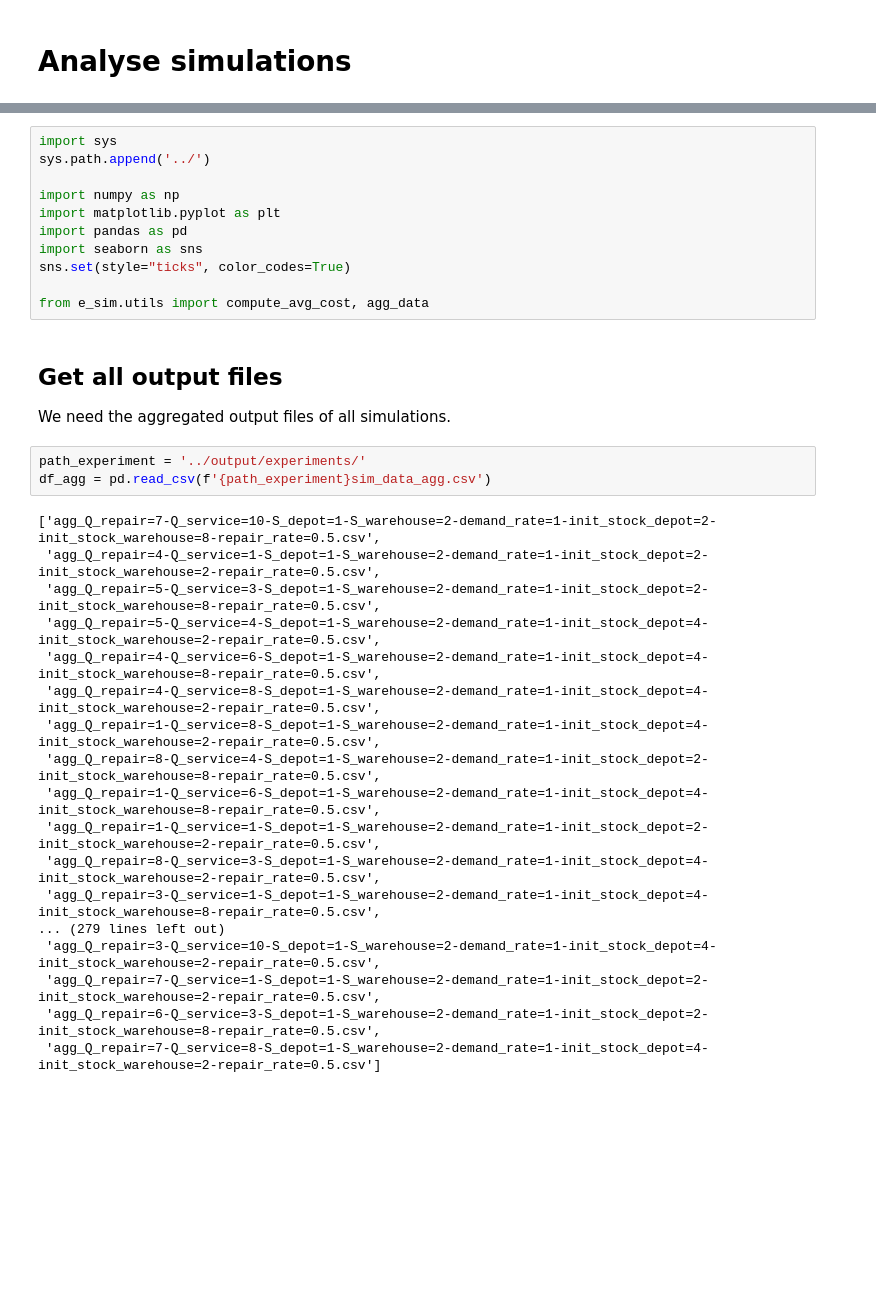
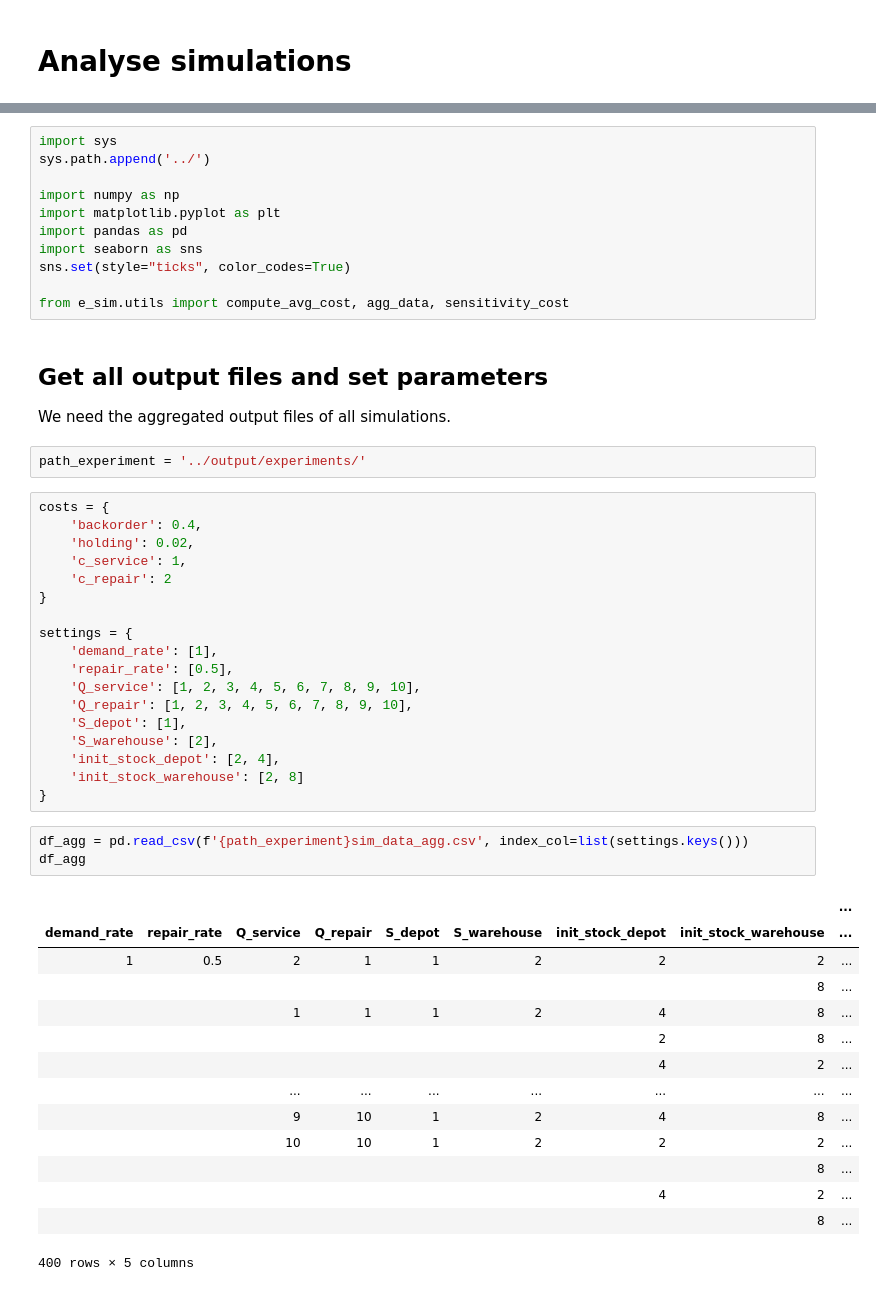
Before and after one commit to markkvdb/Simple-RL-Simulation, a Jupyter notebook: notebooks/Analyse-Simulation-Data.ipynb, the cells around one changed output, grey strips where cells are left out. Cells and saved outputs as stored; diff of their text form; blank space fills up the shorter version.

```diff
--- a/notebooks/Analyse-Simulation-Data.ipynb
+++ b/notebooks/Analyse-Simulation-Data.ipynb
@@ -17,29 +14,46 @@ import pandas as pd
 import seaborn as sns
 sns.set(style="ticks", color_codes=True)
 
-from e_sim.utils import compute_avg_cost, agg_data
+from e_sim.utils import compute_avg_cost, agg_data, sensitivity_cost
 # %% [markdown]
-## Get all output files
+## Get all output files and set parameters
 
 We need the aggregated output files of all simulations.
+# %%
+path_experiment = '../output/experiments/'
+# %%
+costs = {
+    'backorder': 0.4,
+    'holding': 0.02,
+    'c_service': 1,
+    'c_repair': 2
+}
+
+settings = {
+    'demand_rate': [1],
+    'repair_rate': [0.5],
+    'Q_service': [1, 2, 3, 4, 5, 6, 7, 8, 9, 10],
+    'Q_repair': [1, 2, 3, 4, 5, 6, 7, 8, 9, 10],
+    'S_depot': [1],
+    'S_warehouse': [2],
+    'init_stock_depot': [2, 4],
+    'init_stock_warehouse': [2, 8]
+}
 # %%
-path_experiment = '../output/experiments/'
-df_agg = pd.read_csv(f'{path_experiment}sim_data_agg.csv')
+df_agg = pd.read_csv(f'{path_experiment}sim_data_agg.csv', index_col=list(settings.keys()))
+df_agg
 # %% [output]
+|  |  |  |  |  |  |  |  | ... |
+| demand_rate | repair_rate | Q_service | Q_repair | S_depot | S_warehouse | init_stock_depot | init_stock_warehouse | ... |
+| 1 | 0.5 | 2 | 1 | 1 | 2 | 2 | 2 | ... |
+|  |  |  |  |  |  |  | 8 | ... |
+|  |  | 1 | 1 | 1 | 2 | 4 | 8 | ... |
+|  |  |  |  |  |  | 2 | 8 | ... |
+|  |  |  |  |  |  | 4 | 2 | ... |
+|  |  | ... | ... | ... | ... | ... | ... | ... |
+|  |  | 9 | 10 | 1 | 2 | 4 | 8 | ... |
+|  |  | 10 | 10 | 1 | 2 | 2 | 2 | ... |
+|  |  |  |  |  |  |  | 8 | ... |
+|  |  |  |  |  |  | 4 | 2 | ... |
+|  |  |  |  |  |  |  | 8 | ... |
-['agg_Q_repair=7-Q_service=10-S_depot=1-S_warehouse=2-demand_rate=1-init_stock_depot=2-init_stock_warehouse=8-repair_rate=0.5.csv',
- 'agg_Q_repair=4-Q_service=1-S_depot=1-S_warehouse=2-demand_rate=1-init_stock_depot=2-init_stock_warehouse=2-repair_rate=0.5.csv',
- 'agg_Q_repair=5-Q_service=3-S_depot=1-S_warehouse=2-demand_rate=1-init_stock_depot=2-init_stock_warehouse=8-repair_rate=0.5.csv',
- 'agg_Q_repair=5-Q_service=4-S_depot=1-S_warehouse=2-demand_rate=1-init_stock_depot=4-init_stock_warehouse=2-repair_rate=0.5.csv',
- 'agg_Q_repair=4-Q_service=6-S_depot=1-S_warehouse=2-demand_rate=1-init_stock_depot=4-init_stock_warehouse=8-repair_rate=0.5.csv',
- 'agg_Q_repair=4-Q_service=8-S_depot=1-S_warehouse=2-demand_rate=1-init_stock_depot=4-init_stock_warehouse=2-repair_rate=0.5.csv',
- 'agg_Q_repair=1-Q_service=8-S_depot=1-S_warehouse=2-demand_rate=1-init_stock_depot=4-init_stock_warehouse=2-repair_rate=0.5.csv',
- 'agg_Q_repair=8-Q_service=4-S_depot=1-S_warehouse=2-demand_rate=1-init_stock_depot=2-init_stock_warehouse=8-repair_rate=0.5.csv',
- 'agg_Q_repair=1-Q_service=6-S_depot=1-S_warehouse=2-demand_rate=1-init_stock_depot=4-init_stock_warehouse=8-repair_rate=0.5.csv',
- 'agg_Q_repair=1-Q_service=1-S_depot=1-S_warehouse=2-demand_rate=1-init_stock_depot=2-init_stock_warehouse=2-repair_rate=0.5.csv',
- 'agg_Q_repair=8-Q_service=3-S_depot=1-S_warehouse=2-demand_rate=1-init_stock_depot=4-init_stock_warehouse=2-repair_rate=0.5.csv',
- 'agg_Q_repair=3-Q_service=1-S_depot=1-S_warehouse=2-demand_rate=1-init_stock_depot=4-init_stock_warehouse=8-repair_rate=0.5.csv',
-... (279 lines left out)
- 'agg_Q_repair=3-Q_service=10-S_depot=1-S_warehouse=2-demand_rate=1-init_stock_depot=4-init_stock_warehouse=2-repair_rate=0.5.csv',
- 'agg_Q_repair=7-Q_service=1-S_depot=1-S_warehouse=2-demand_rate=1-init_stock_depot=2-init_stock_warehouse=2-repair_rate=0.5.csv',
- 'agg_Q_repair=6-Q_service=3-S_depot=1-S_warehouse=2-demand_rate=1-init_stock_depot=2-init_stock_warehouse=8-repair_rate=0.5.csv',
- 'agg_Q_repair=7-Q_service=8-S_depot=1-S_warehouse=2-demand_rate=1-init_stock_depot=4-init_stock_warehouse=2-repair_rate=0.5.csv']
+400 rows × 5 columns
```
Also changed, not shown: parts of 12 cells of this notebook, 3 other files.
